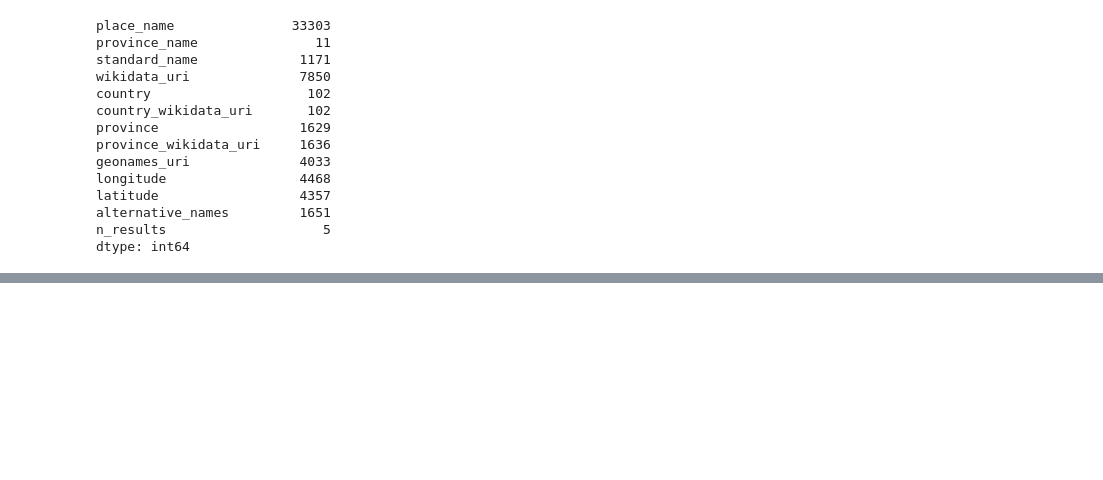
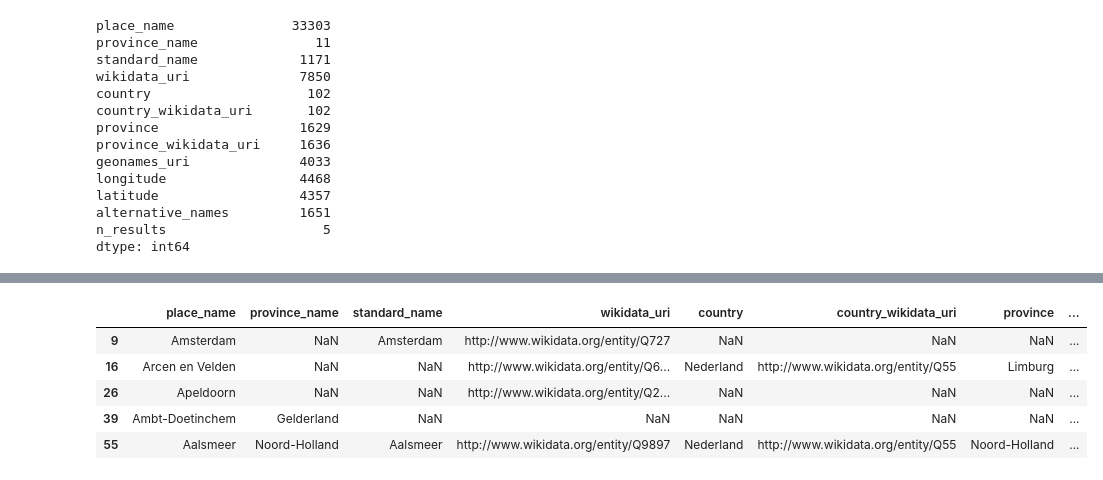
Before and after one commit to SanderEngelberts/place-enriched-ER, a Jupyter notebook: Location_matching_with_ErfGeo_Proxy.ipynb, the cells around one changed output, grey strips where cells are left out. Cells and saved outputs as stored; diff of their text form; code cells hidden in the pictures; blank space fills up the shorter version.

Commit message:
Update Location_matching_with_ErfGeo_Proxy.ipynb
Validated the retrieved place entities for place names starting with letter A

```diff
--- a/Location_matching_with_ErfGeo_Proxy.ipynb
+++ b/Location_matching_with_ErfGeo_Proxy.ipynb
@@ -553,0 +559,13 @@ dtype: int64
+# %%
+# Paths for loading the results again in a new session as well as the validation set
+# Path to folder where I stored the data, adapt to own storage location
+data_path = "E:\CBG"
+
+# Path that stored merged location URI results
+merged_path = os.path.join(data_path, "merged_locations.csv")
+
+# Path that stored validation set (it is the second sheet in original passport requests data set)
+validation_path = os.path.join(data_path, "Indische_paspoorten.xlsx")
+# %%
+# Load place enriched location data that was already queried at Wikidata and ErfGeo Proxy
+merged_results = pd.read_csv(merged_path, sep=",", header=0, index_col=None)
@@ -553,0 +622,2 @@ dtype: int64
+# %%
+merged_results.dropna(subset=['place_name'], axis=0, inplace=True)
@@ -553,0 +629,2 @@ dtype: int64
+# %%
+merged_results = merged_results[merged_results.place_name.str.startswith('A')]
@@ -553,0 +641,16 @@ dtype: int64
+# %%
+# Notice that the validation set used the Wikidata base and not the full link like the results,
+# as well as that they used an English name for countries
+# Additionally, the merged results did not retrieve a place entity for each place name
+# in their automatic ways while (with quite some manual effort) this should be the case in the
+# end for the validation set. Also, sometimes these results only retrieved a GeoNames URI and
+# not a Wikidata URI like the validation set only records. This due to ErfGeo Proxy only
+# returning GeoNames
+merged_results.head()
+# %% [output]
+|  | place_name | province_name | standard_name | wikidata_uri | country | country_wikidata_uri | province | ... |
+| 9 | Amsterdam | NaN | Amsterdam | http://www.wikidata.org/entity/Q727 | NaN | NaN | NaN | ... |
+| 16 | Arcen en Velden | NaN | NaN | http://www.wikidata.org/entity/Q6... | Nederland | http://www.wikidata.org/entity/Q55 | Limburg | ... |
+| 26 | Apeldoorn | NaN | NaN | http://www.wikidata.org/entity/Q2... | NaN | NaN | NaN | ... |
+| 39 | Ambt-Doetinchem | Gelderland | NaN | NaN | NaN | NaN | NaN | ... |
+| 55 | Aalsmeer | Noord-Holland | Aalsmeer | http://www.wikidata.org/entity/Q9897 | Nederland | http://www.wikidata.org/entity/Q55 | Noord-Holland | ... |
```
Also changed, not shown: parts of 17 cells of this notebook.
